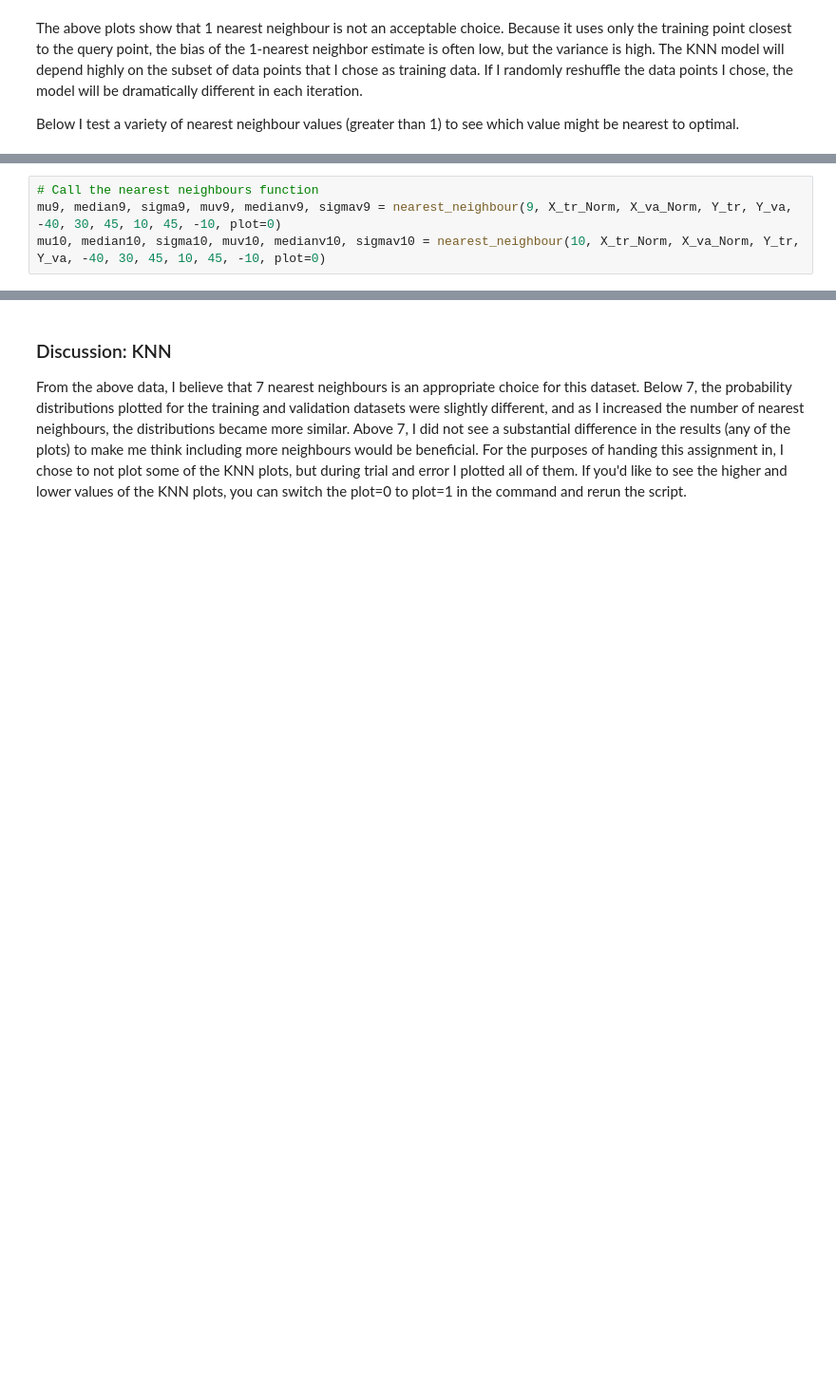
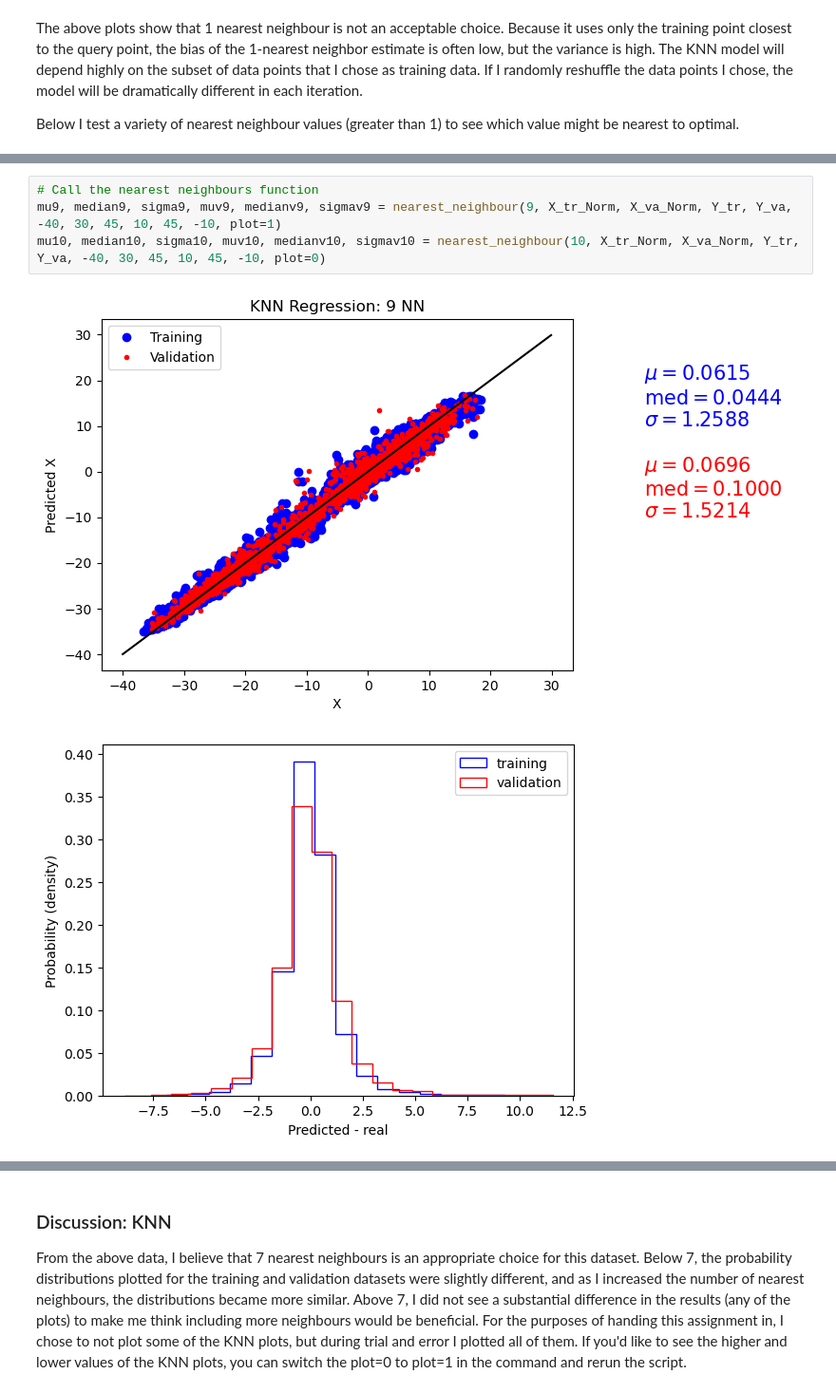
Before and after one commit to karlzam/school, a Jupyter notebook: phys555/assignment02/A2Q2-KZammit.ipynb, the cells around one changed output, grey strips where cells are left out. Shown at 95% size. Saved outputs shown, nothing was run; the diff lists cells and outputs as text; blank space fills up the shorter version.

```diff
--- a/phys555/assignment02/A2Q2-KZammit.ipynb
+++ b/phys555/assignment02/A2Q2-KZammit.ipynb
@@ -286,4 +290,7 @@ mu8, median8, sigma8, muv8, medianv8, sigmav8 = nearest_neighbour(8, X_tr_Norm,
 # %%
 # Call the nearest neighbours function
-mu9, median9, sigma9, muv9, medianv9, sigmav9 = nearest_neighbour(9, X_tr_Norm, X_va_Norm, Y_tr, Y_va, -40, 30, 45, 10, 45, -10, plot=0)
+mu9, median9, sigma9, muv9, medianv9, sigmav9 = nearest_neighbour(9, X_tr_Norm, X_va_Norm, Y_tr, Y_va, -40, 30, 45, 10, 45, -10, plot=1)
 mu10, median10, sigma10, muv10, medianv10, sigmav10 = nearest_neighbour(10, X_tr_Norm, X_va_Norm, Y_tr, Y_va, -40, 30, 45, 10, 45, -10, plot=0)
+# %% [output]
+[figure, added]
+[figure, added]
```
Also changed, not shown: parts of 17 cells of this notebook, 6 other files.
